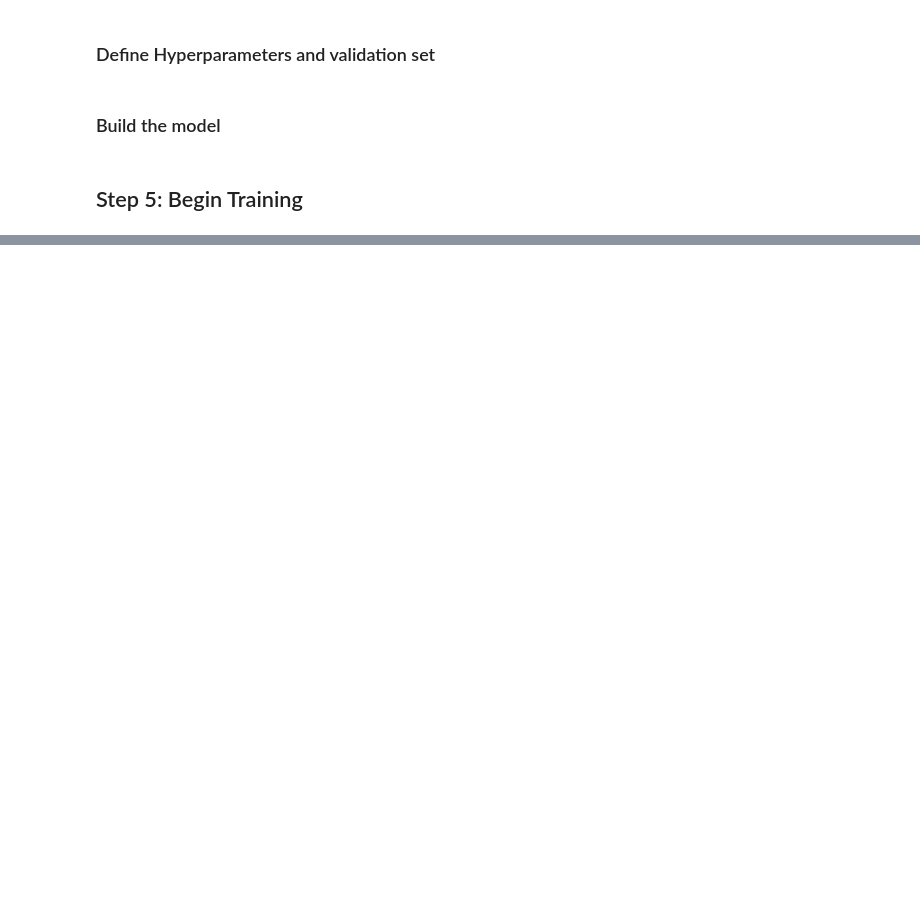
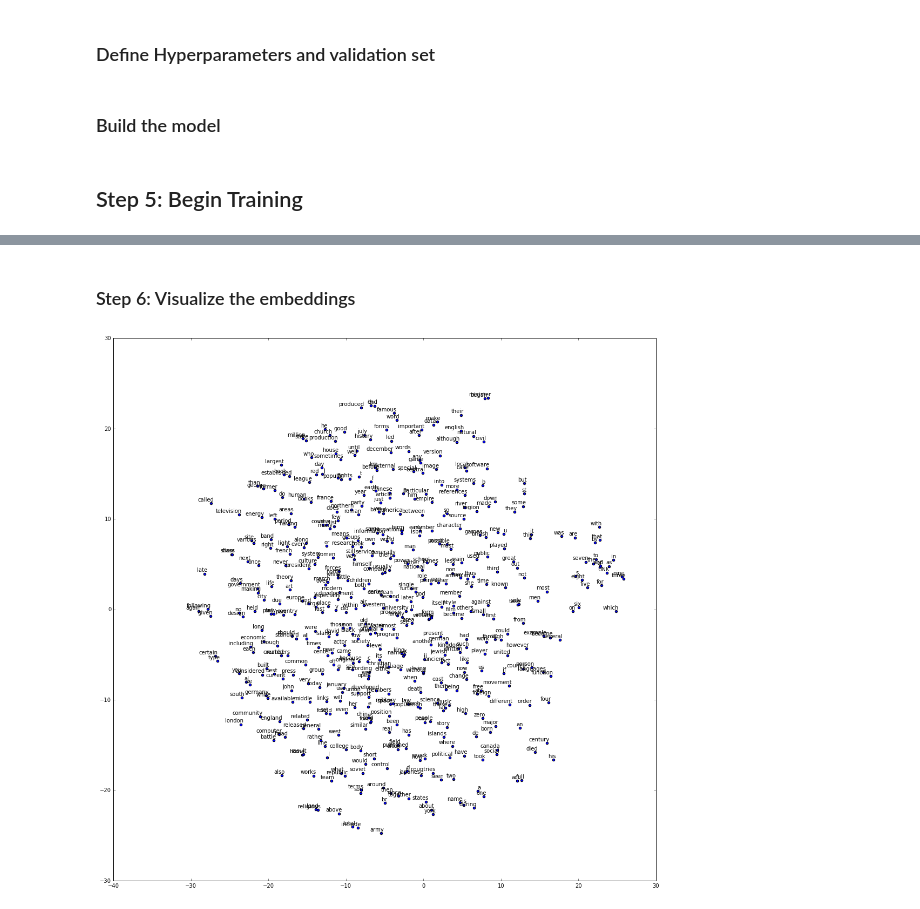
Before and after one commit to amygdala/tensorflow-workshop, a Jupyter notebook: workshop_sections/distributed_tensorflow/intro_word2vec_distributed.ipynb, the cells around one changed output, grey strips where cells are left out. Saved outputs shown, nothing was run; the diff lists cells and outputs as text; code cells hidden in the pictures; blank space fills up the shorter version.

```diff
--- a/workshop_sections/distributed_tensorflow/intro_word2vec_distributed.ipynb
+++ b/workshop_sections/distributed_tensorflow/intro_word2vec_distributed.ipynb
@@ -145,7 +151,7 @@ master_device = '/job:master/task:0'
 # %% [markdown]
 ### Define Hyperparameters and validation set
 # %%
-batch_size = 256 * len(cluster_config['worker']) # Scale batches by worker count because we will be 'minibatching'
+batch_size = 256
 embedding_size = 128  # Dimension of the embedding vector.
 skip_window = 1       # How many words to consider left and right.
 num_skips = 2         # How many times to reuse an input to generate a label.
@@ -275,0 +322,32 @@ Average loss at step  3000 :  136.74207015
+# %% [markdown]
+### Step 6: Visualize the embeddings
+# %%
+def plot_with_labels(low_dim_embs, labels):
+    assert low_dim_embs.shape[0] >= len(labels), "More labels than embeddings"
+    pylab.figure(figsize=(18, 18))  # in inches
+    for i, label in enumerate(labels):
+        x, y = low_dim_embs[i, :]
+        pylab.scatter(x, y)
+        pylab.annotate(label,
+                     xy=(x, y),
+                     xytext=(5, 2),
+                     textcoords='offset points',
+                     ha='right',
+                     va='bottom')
+
+    pylab.show()
+
+plot_args = []
+
+from sklearn.manifold import TSNE
+
+tsne = TSNE(perplexity=30, n_components=2, init='pca', n_iter=5000)
+plot_only = 500
+for final_embedding in final_embeddings:
+    low_dim_embs = tsne.fit_transform(final_embedding[:plot_only, :])
+    labels = [reverse_dictionary[i] for i in xrange(plot_only)]
+    plot_args.append((low_dim_embs, labels))
+# %%
+plot_with_labels(*plot_args[1])
+# %% [output]
+[figure, added]
```
Also changed, not shown: parts of 4 cells of this notebook, 3 other files.
